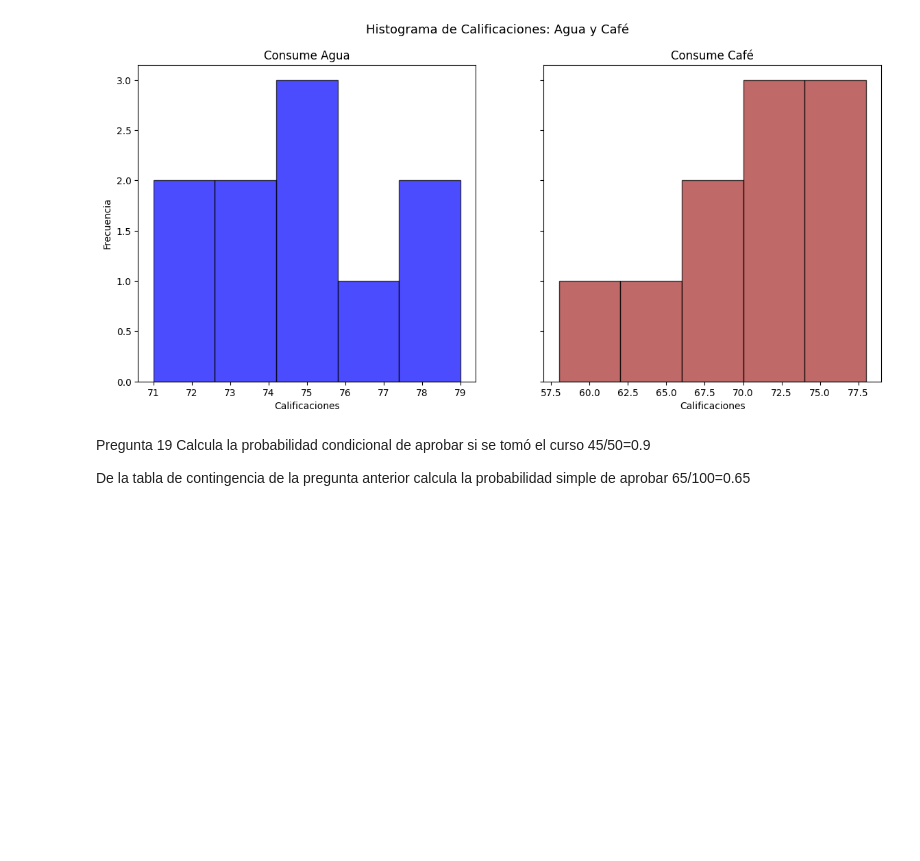
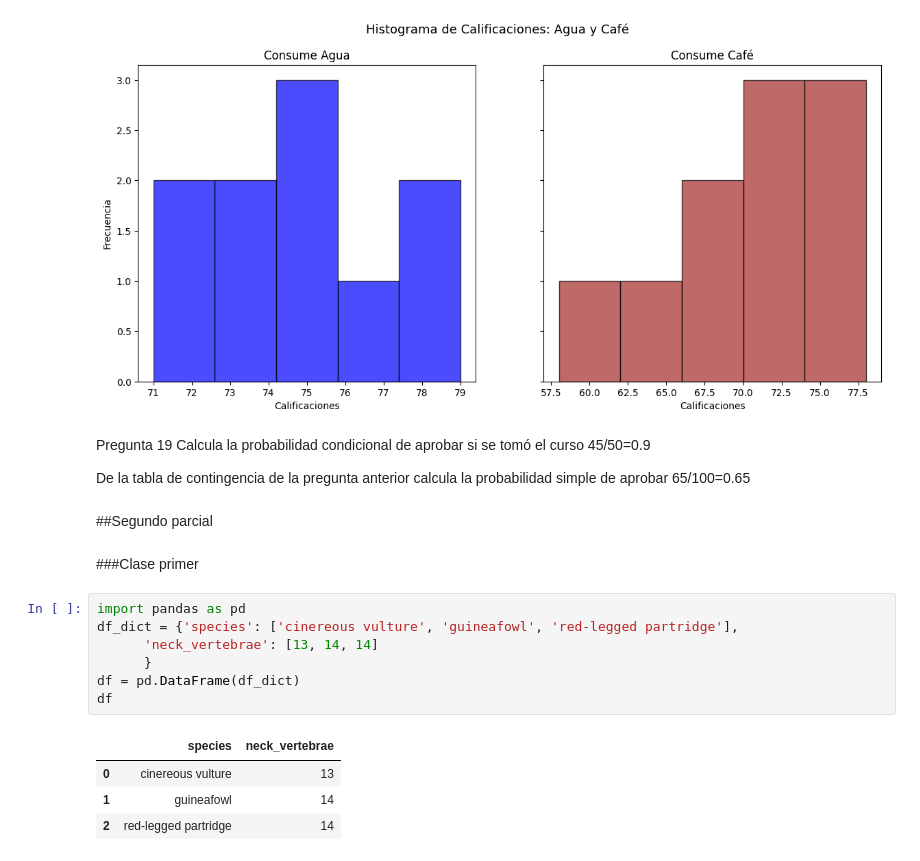
Before and after one commit to MartinZuniga178166/MartinZuniga_MineriaDatos, a Jupyter notebook: Mineria_Datos_178166.ipynb, the cells around one changed output. Cells and saved outputs as stored; diff of their text form; blank space fills up the shorter version.

Commit message:
Clase del 24 de feb 2026

```diff
--- a/Mineria_Datos_178166.ipynb
+++ b/Mineria_Datos_178166.ipynb
@@ -1781,3 +1781,19 @@ Calcula la probabilidad condicional de aprobar si se tomó el curso
 
 De la tabla de contingencia de la pregunta anterior calcula la probabilidad simple de aprobar
 65/100=0.65
+# %% [markdown]
+##Segundo parcial
+# %% [markdown]
+###Clase primer
+# %%
+import pandas as pd
+df_dict = {'species': ['cinereous vulture', 'guineafowl', 'red-legged partridge'],
+      'neck_vertebrae': [13, 14, 14]
+      }
+df = pd.DataFrame(df_dict)
+df
+# %% [output]
+|  | species | neck_vertebrae |
+| 0 | cinereous vulture | 13 |
+| 1 | guineafowl | 14 |
+| 2 | red-legged partridge | 14 |
```
Also changed, not shown: parts of 1 cell of this notebook.
